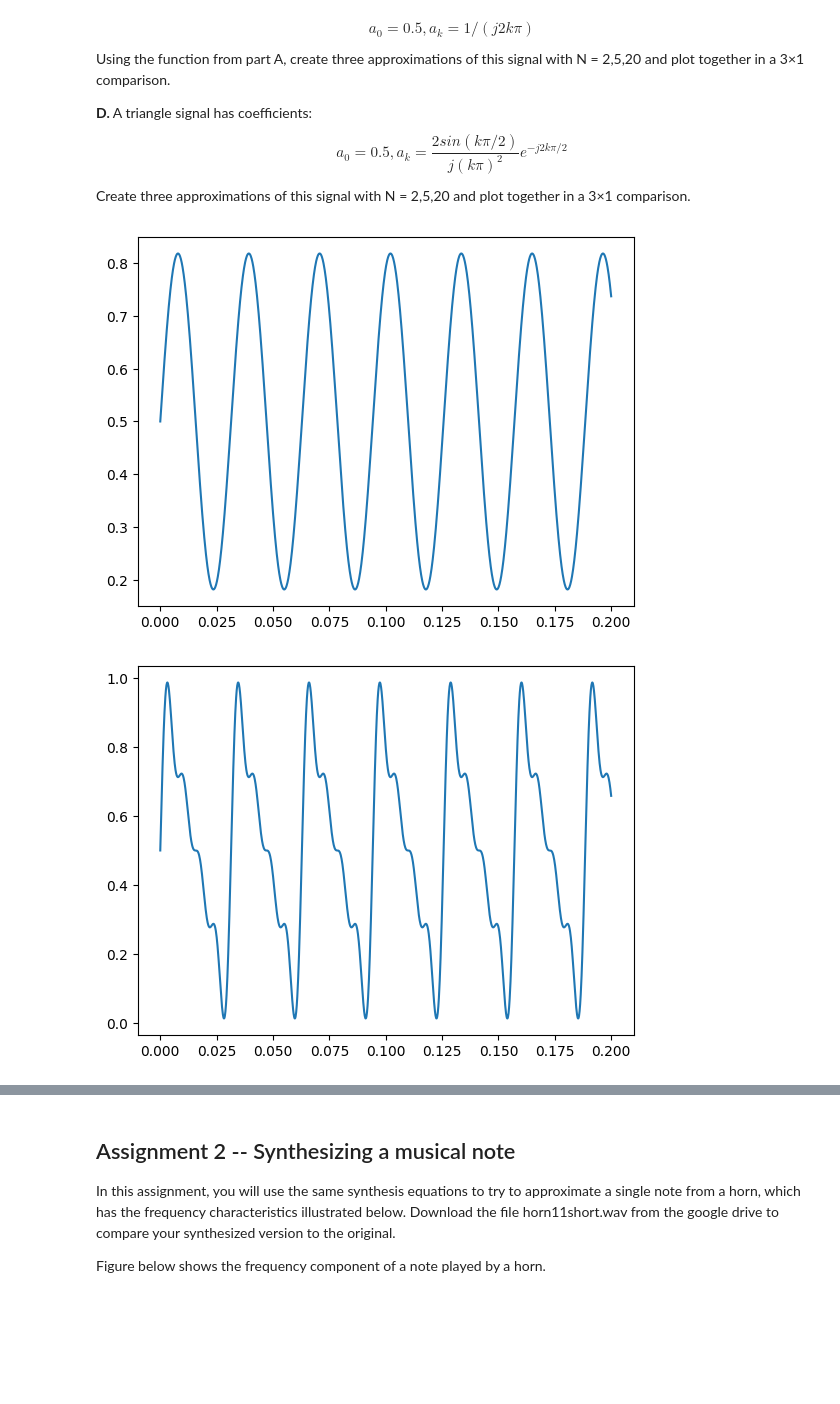
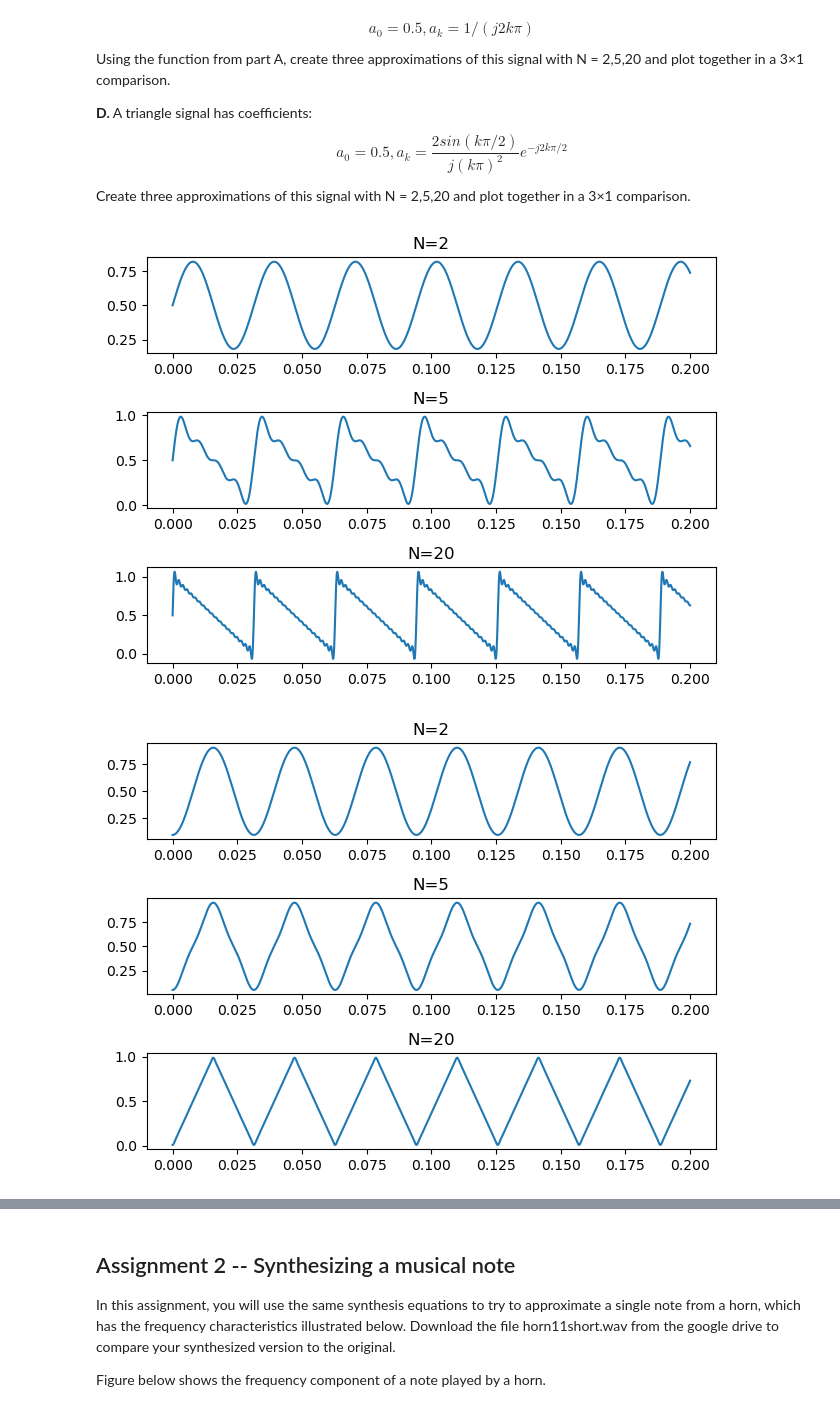
Before and after one commit to h-badams/ee-242, a Jupyter notebook: EE 242 Lab 3/EE242_Lab3A.ipynb, the cells around one changed output, grey strips where cells are left out. Saved outputs shown, nothing was run; the diff lists cells and outputs as text; code cells hidden in the pictures; blank space fills up the shorter version.

```diff
--- a/EE 242 Lab 3/EE242_Lab3A.ipynb
+++ b/EE 242 Lab 3/EE242_Lab3A.ipynb
@@ -86,40 +86,63 @@ a_20 = [0.5 if k == 0 else 1/(2*k*1j*np.pi) for k in range(20)]
 time_vals_2, x_2 = fourier_series(t, fs, a_2, w)
 time_vals_5, x_5 = fourier_series(t, fs, a_5, w)
 time_vals_20, x_20 = fourier_series(t, fs, a_20, w)
+
 # Plot the 3 approximations
+fig1 = plt.figure(1)
+plt.subplot(311)
 plt.plot(time_vals_2, x_2)
-plt.show()
+plt.title('N=2')
+
+
+plt.subplot(312)
 plt.plot(time_vals_5, x_5)
-plt.show()
+plt.title('N=5')
+
+plt.subplot(313)
 plt.plot(time_vals_20, x_20)
+plt.title('N=20')
+
+fig1.tight_layout()
 plt.show()
 
 # Part D - Triangle Curve
 def tri_coef(k):
     sign = 1
     if k % 4 == 0 or k % 4 == 1:
         sign = -1
     value = 2*np.sin(k*np.pi / 2) / (k*np.pi)**2
 
     if k % 4 == 0 or k % 4 == 2:
         return complex(0, sign * value)
     else:
         return complex(sign*value, 0)
 # Create a vector of a values as shown above for N = 2, 5, 20
 b_2 = [0.5 if k == 0 else tri_coef(k) for k in range(2)]
 b_5 = [0.5 if k == 0 else tri_coef(k) for k in range(5)]
 b_20 = [0.5 if k == 0 else tri_coef(k) for k in range(20)]
+
 # Use the function above to find the approximations
 time_vals_2, y_2 = fourier_series(t, fs, b_2, w)
 time_vals_5, y_5 = fourier_series(t, fs, b_5, w)
 time_vals_20, y_20 = fourier_series(t, fs, b_20, w)
+
 # Plot the 3 approximations
+fig2 = plt.figure(2)
+
+plt.subplot(311)
 plt.plot(time_vals_2, y_2)
+plt.title('N=2')
+
+plt.subplot(312)
+plt.plot(time_vals_5, y_5)
+plt.title('N=5')
+
+plt.subplot(313)
+plt.plot(time_vals_20, y_20)
+plt.title('N=20')
+
+fig2.tight_layout()
 plt.show()
-plt.plot(time_vals_5, y_5)
-plt.show()
-plt.plot(time_vals_20, y_20)
-plt.show()
 # %% [output]
-[figure, old version]
+[figure, new version]
-[figure, old version]
+[figure, new version]
```
Also changed, not shown: parts of 4 cells of this notebook, 2 other files.
